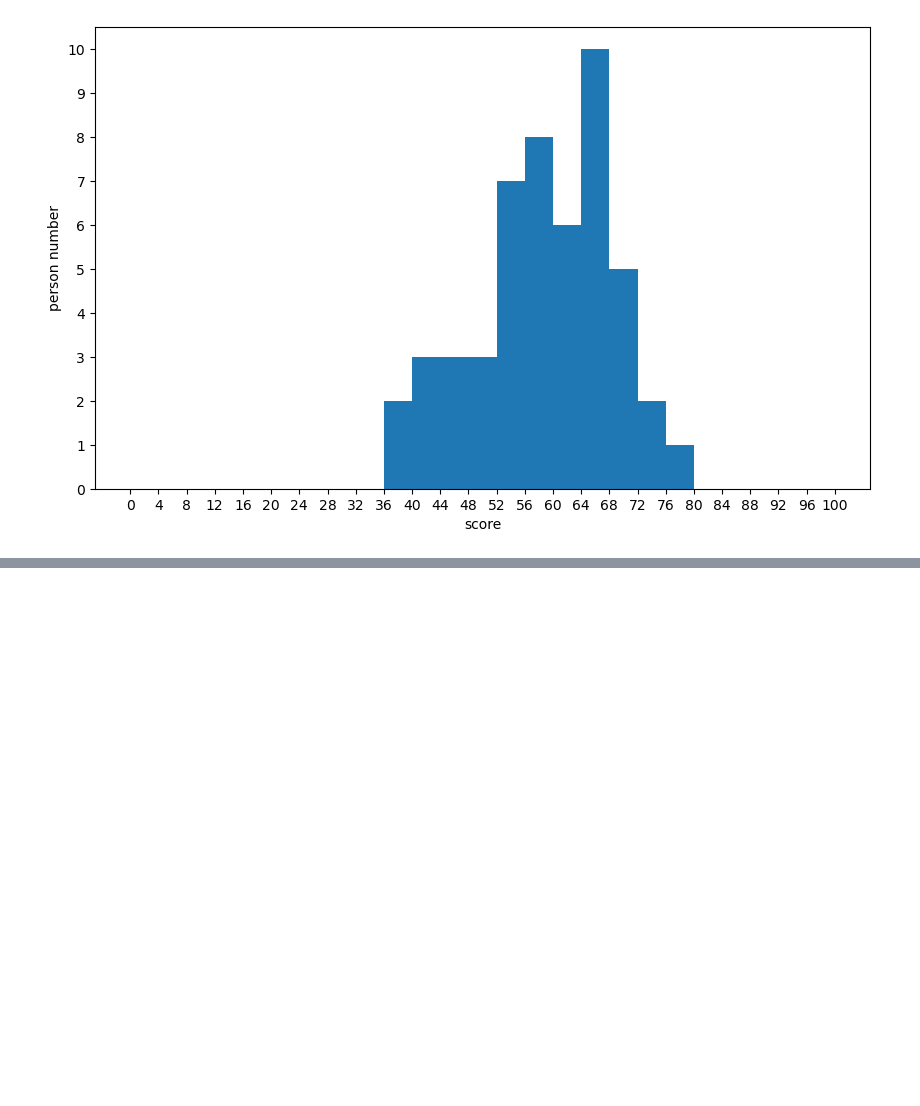
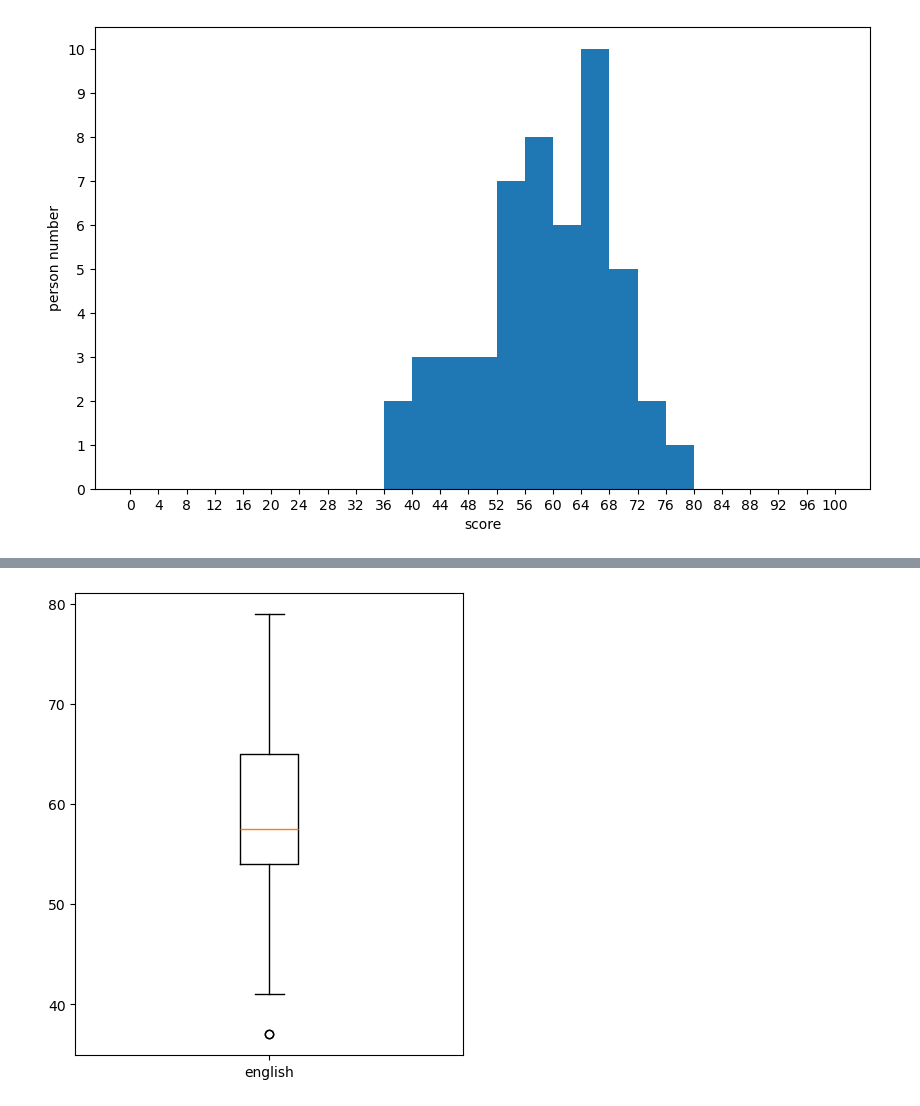
Before and after one commit to friedwook/statistical-analysis, a Jupyter notebook: chap2.ipynb, the cells around one changed output, grey strips where cells are left out. Drawn from its saved outputs; the diff is of its cells as text; code cells hidden in the pictures; blank space fills up the shorter version.

```diff
--- a/chap2.ipynb
+++ b/chap2.ipynb
@@ -388,0 +406,8 @@ plt.show()
+# %%
+fig = plt.figure(figsize=(5, 6))
+ax = fig.add_subplot(111)
+ax.boxplot(english_scores, tick_labels=['english'])
+
+plt.show()
+# %% [output]
+[figure, added]
```
Also changed, not shown: parts of 5 cells of this notebook, 3 other files.
